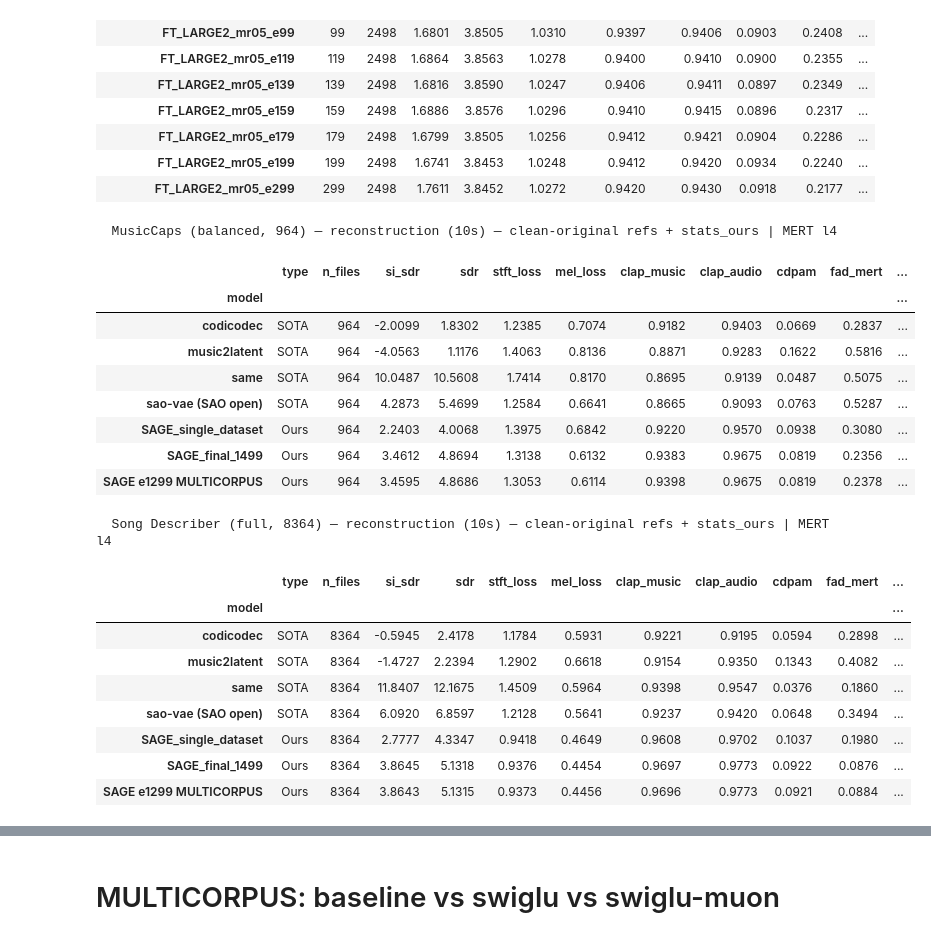
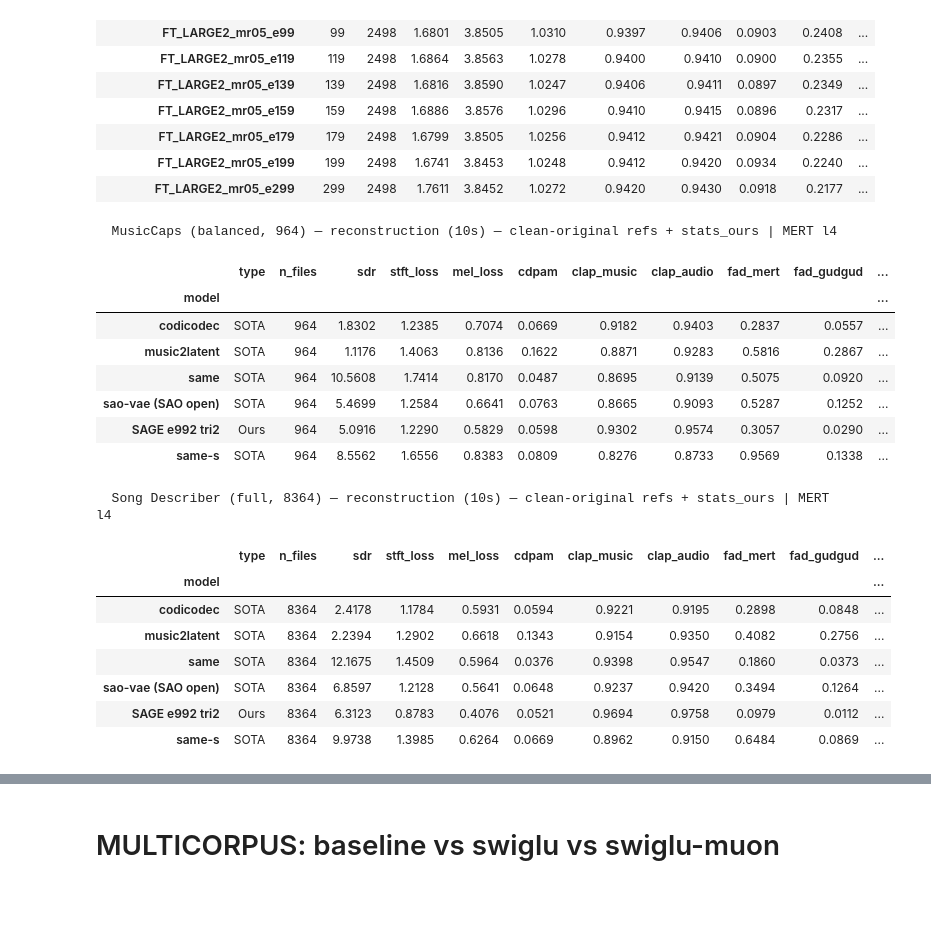
Before and after one commit to francescobrigante/SAGE, a Jupyter notebook: evaluation/results_viz.ipynb, the cells around one changed output, grey strips where cells are left out. Saved outputs shown, nothing was run; the diff lists cells and outputs as text; code cells hidden in the pictures; blank space fills up the shorter version.

```diff
--- a/evaluation/results_viz.ipynb
+++ b/evaluation/results_viz.ipynb
@@ -703,7 +703,7 @@ for name in RECON_MODELS_SOTA:
         row[k] = float(np.mean(d[k])) if k in d and len(d[k]) else float("nan")
     for k in SCALAR_SOTA:
         row[k] = d.get(k, float("nan"))
-    row["n_files"] = len(d.get("si_sdr", []))
+    row["n_files"] = int(max((len(v) for v in d.values() if isinstance(v, np.ndarray)), default=0))
     rows.append(row)
 summary_sota = pd.DataFrame(rows).set_index("model")
 print("  SOTA BASELINES — reconstruction (FMA-large test)\n")
@@ -826,7 +826,7 @@ for split in ["mixtures", "stems"]:
                     row[k] = float(np.mean(d[k])) if k in d and len(d[k]) else float("nan")
                 for k in SCALAR_SOTA:
                     row[k] = d.get(k, float("nan"))
-                row["n_files"] = len(d.get("si_sdr", []))
+                row["n_files"] = int(max((len(v) for v in d.values() if isinstance(v, np.ndarray)), default=0))
                 rows.append(row)
 
     if rows:
@@ -1027,7 +1027,7 @@ for display_name, root, subdir, tag in MODELS_10S:
     model_dir = root / subdir
     d         = _load_recon_10s(model_dir) if model_dir.exists() else {}
     row       = {"model": display_name, "type": tag,
-                 "n_files": len(d.get("si_sdr", []))}
+                 "n_files": int(max((len(v) for v in d.values() if isinstance(v, np.ndarray)), default=0))}
     for k in PER_FILE_10S:
         row[k] = float(np.mean(d[k])) if k in d and len(d[k]) else float("nan")
     for k in SCALAR_10S:
@@ -1130,7 +1130,7 @@ if FT_INTERNAL_ROOT.exists():
     for p in dirs:
         d = _load_recon_ft(p)
         row = {"checkpoint": p.name, "epoch": _epoch_of(p.name),
-               "n_files": len(d.get("si_sdr", []))}
+               "n_files": int(max((len(v) for v in d.values() if isinstance(v, np.ndarray)), default=0))}
         for k in PER_FILE_FT:
             row[k] = float(np.mean(d[k])) if k in d and len(d[k]) else float("nan")
         for k in SCALAR_FT:
@@ -1213,62 +1213,59 @@ def _registry(tag):
         ("music2latent",        _BASE / "eval_sota_10s" / tag, "music2latent", "SOTA"),
         ("same",                _BASE / "eval_sota_10s" / tag, "same",         "SOTA"),
         ("sao-vae (SAO open)",  _BASE / "eval_sota_10s" / tag, "sao-vae",      "SOTA"),
-        ("SAGE_single_dataset", _BASE / "eval_swin_10s" / tag, "SAGE_e299",    "Ours"),
-        ("SAGE_final_1499",     _BASE / "eval_swin_10s" / tag, "SAGE_final_1499", "Ours"),
-        ("SAGE e1299 MULTICORPUS", _BASE / "eval_swin_10s" / tag, "FT_swiglu_ep359_e1299", "Ours"),
+        ("SAGE e992 tri2", _BASE / "eval_swin_10s" / tag, "SAGE_e992_tri2", "Ours"),
+        ("same-s",              _BASE / "eval_sota_10s" / tag, "same-s",       "SOTA"),
 
     ]
 
-PER_FILE_10S = ["si_sdr", "sdr", "stft_loss", "mel_loss", "clap_music", "clap_audio", "cdpam"]
+PER_FILE_10S = ["sdr", "stft_loss", "mel_loss", "cdpam", "clap_music", "clap_audio"]
 SCALAR_10S        = ["fad_mert", "fad_gudgud", "fad_pann"]
 HIGHER_BETTER_10S = {"si_sdr", "sdr", "clap_music", "clap_audio"}
 ALL_METRICS_10S   = PER_FILE_10S + SCALAR_10S
 
 def _hl_10s(s):
     finite = s[s.notna()]
     if finite.empty: return [""] * len(s)
     best = finite.max() if s.name in HIGHER_BETTER_10S else finite.min()
     return ["font-weight:bold; color:#E84393" if (pd.notna(v) and v == best) else "" for v in s]
 
 DATASETS = [("MusicCaps (balanced, 964)",   "balanced_44k_stereo"),
             ("Song Describer (full, 8364)", "sdd_44k_stereo_10s")]
 
 for title, tag in DATASETS:
     rows = []
     for display_name, root, subdir, typ in _registry(tag):
         mdir = root / subdir
         d    = _load_recon_10s(mdir) if mdir.exists() else {}
-        row  = {"model": display_name, "type": typ, "n_files": len(d.get("si_sdr", []))}
+        row  = {"model": display_name, "type": typ, "n_files": int(max((len(v) for v in d.values() if isinstance(v, np.ndarray)), default=0))}
         for k in PER_FILE_10S: row[k] = float(np.mean(d[k])) if k in d and len(d[k]) else float("nan")
         for k in SCALAR_10S:   row[k] = d.get(k, float("nan"))
         rows.append(row)
     df = pd.DataFrame(rows).set_index("model")
     print(f"\n  {title} — reconstruction (10s) — clean-original refs + stats_ours | MERT l4\n")
     display(df.style
             .apply(_hl_10s, subset=ALL_METRICS_10S)
             .format({**{k: "{:.4f}" for k in PER_FILE_10S + SCALAR_10S},
                      "cdpam": "{:.4f}", "n_files": "{:.0f}"}, na_rep="—"))
 # %% [output]
   MusicCaps (balanced, 964) — reconstruction (10s) — clean-original refs + stats_ours | MERT l4
-|  | type | n_files | si_sdr | sdr | stft_loss | mel_loss | clap_music | clap_audio | cdpam | fad_mert | ... |
+|  | type | n_files | sdr | stft_loss | mel_loss | cdpam | clap_music | clap_audio | fad_mert | fad_gudgud | ... |
 | model |  |  |  |  |  |  |  |  |  |  | ... |
-| codicodec | SOTA | 964 | -2.0099 | 1.8302 | 1.2385 | 0.7074 | 0.9182 | 0.9403 | 0.0669 | 0.2837 | ... |
-| music2latent | SOTA | 964 | -4.0563 | 1.1176 | 1.4063 | 0.8136 | 0.8871 | 0.9283 | 0.1622 | 0.5816 | ... |
-| same | SOTA | 964 | 10.0487 | 10.5608 | 1.7414 | 0.8170 | 0.8695 | 0.9139 | 0.0487 | 0.5075 | ... |
-| sao-vae (SAO open) | SOTA | 964 | 4.2873 | 5.4699 | 1.2584 | 0.6641 | 0.8665 | 0.9093 | 0.0763 | 0.5287 | ... |
-| SAGE_single_dataset | Ours | 964 | 2.2403 | 4.0068 | 1.3975 | 0.6842 | 0.9220 | 0.9570 | 0.0938 | 0.3080 | ... |
-| SAGE_final_1499 | Ours | 964 | 3.4612 | 4.8694 | 1.3138 | 0.6132 | 0.9383 | 0.9675 | 0.0819 | 0.2356 | ... |
-| SAGE e1299 MULTICORPUS | Ours | 964 | 3.4595 | 4.8686 | 1.3053 | 0.6114 | 0.9398 | 0.9675 | 0.0819 | 0.2378 | ... |
+| codicodec | SOTA | 964 | 1.8302 | 1.2385 | 0.7074 | 0.0669 | 0.9182 | 0.9403 | 0.2837 | 0.0557 | ... |
+| music2latent | SOTA | 964 | 1.1176 | 1.4063 | 0.8136 | 0.1622 | 0.8871 | 0.9283 | 0.5816 | 0.2867 | ... |
+| same | SOTA | 964 | 10.5608 | 1.7414 | 0.8170 | 0.0487 | 0.8695 | 0.9139 | 0.5075 | 0.0920 | ... |
+| sao-vae (SAO open) | SOTA | 964 | 5.4699 | 1.2584 | 0.6641 | 0.0763 | 0.8665 | 0.9093 | 0.5287 | 0.1252 | ... |
+| SAGE e992 tri2 | Ours | 964 | 5.0916 | 1.2290 | 0.5829 | 0.0598 | 0.9302 | 0.9574 | 0.3057 | 0.0290 | ... |
+| same-s | SOTA | 964 | 8.5562 | 1.6556 | 0.8383 | 0.0809 | 0.8276 | 0.8733 | 0.9569 | 0.1338 | ... |
   Song Describer (full, 8364) — reconstruction (10s) — clean-original refs + stats_ours | MERT l4
-|  | type | n_files | si_sdr | sdr | stft_loss | mel_loss | clap_music | clap_audio | cdpam | fad_mert | ... |
+|  | type | n_files | sdr | stft_loss | mel_loss | cdpam | clap_music | clap_audio | fad_mert | fad_gudgud | ... |
 | model |  |  |  |  |  |  |  |  |  |  | ... |
-| codicodec | SOTA | 8364 | -0.5945 | 2.4178 | 1.1784 | 0.5931 | 0.9221 | 0.9195 | 0.0594 | 0.2898 | ... |
-| music2latent | SOTA | 8364 | -1.4727 | 2.2394 | 1.2902 | 0.6618 | 0.9154 | 0.9350 | 0.1343 | 0.4082 | ... |
-| same | SOTA | 8364 | 11.8407 | 12.1675 | 1.4509 | 0.5964 | 0.9398 | 0.9547 | 0.0376 | 0.1860 | ... |
-| sao-vae (SAO open) | SOTA | 8364 | 6.0920 | 6.8597 | 1.2128 | 0.5641 | 0.9237 | 0.9420 | 0.0648 | 0.3494 | ... |
-| SAGE_single_dataset | Ours | 8364 | 2.7777 | 4.3347 | 0.9418 | 0.4649 | 0.9608 | 0.9702 | 0.1037 | 0.1980 | ... |
-| SAGE_final_1499 | Ours | 8364 | 3.8645 | 5.1318 | 0.9376 | 0.4454 | 0.9697 | 0.9773 | 0.0922 | 0.0876 | ... |
-| SAGE e1299 MULTICORPUS | Ours | 8364 | 3.8643 | 5.1315 | 0.9373 | 0.4456 | 0.9696 | 0.9773 | 0.0921 | 0.0884 | ... |
+| codicodec | SOTA | 8364 | 2.4178 | 1.1784 | 0.5931 | 0.0594 | 0.9221 | 0.9195 | 0.2898 | 0.0848 | ... |
+| music2latent | SOTA | 8364 | 2.2394 | 1.2902 | 0.6618 | 0.1343 | 0.9154 | 0.9350 | 0.4082 | 0.2756 | ... |
+| same | SOTA | 8364 | 12.1675 | 1.4509 | 0.5964 | 0.0376 | 0.9398 | 0.9547 | 0.1860 | 0.0373 | ... |
+| sao-vae (SAO open) | SOTA | 8364 | 6.8597 | 1.2128 | 0.5641 | 0.0648 | 0.9237 | 0.9420 | 0.3494 | 0.1264 | ... |
+| SAGE e992 tri2 | Ours | 8364 | 6.3123 | 0.8783 | 0.4076 | 0.0521 | 0.9694 | 0.9758 | 0.0979 | 0.0112 | ... |
+| same-s | SOTA | 8364 | 9.9738 | 1.3985 | 0.6264 | 0.0669 | 0.8962 | 0.9150 | 0.6484 | 0.0869 | ... |
 # %%
 # =====================================================================
 # FINAL EVAL — paper tables (SELF-CONTAINED). Reads ONLY runs/final_eval/.
```
Also changed, not shown: parts of 6 cells of this notebook, 42 other files.
